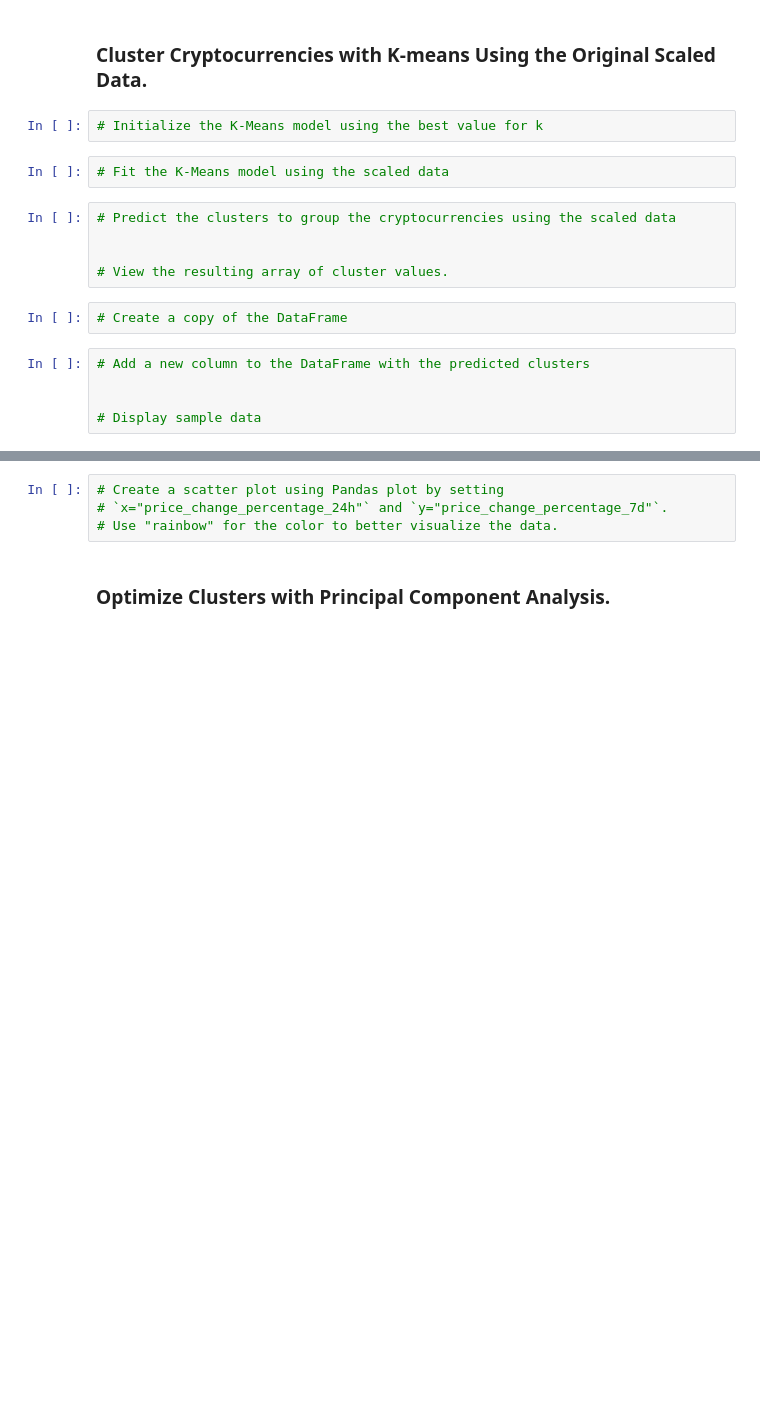
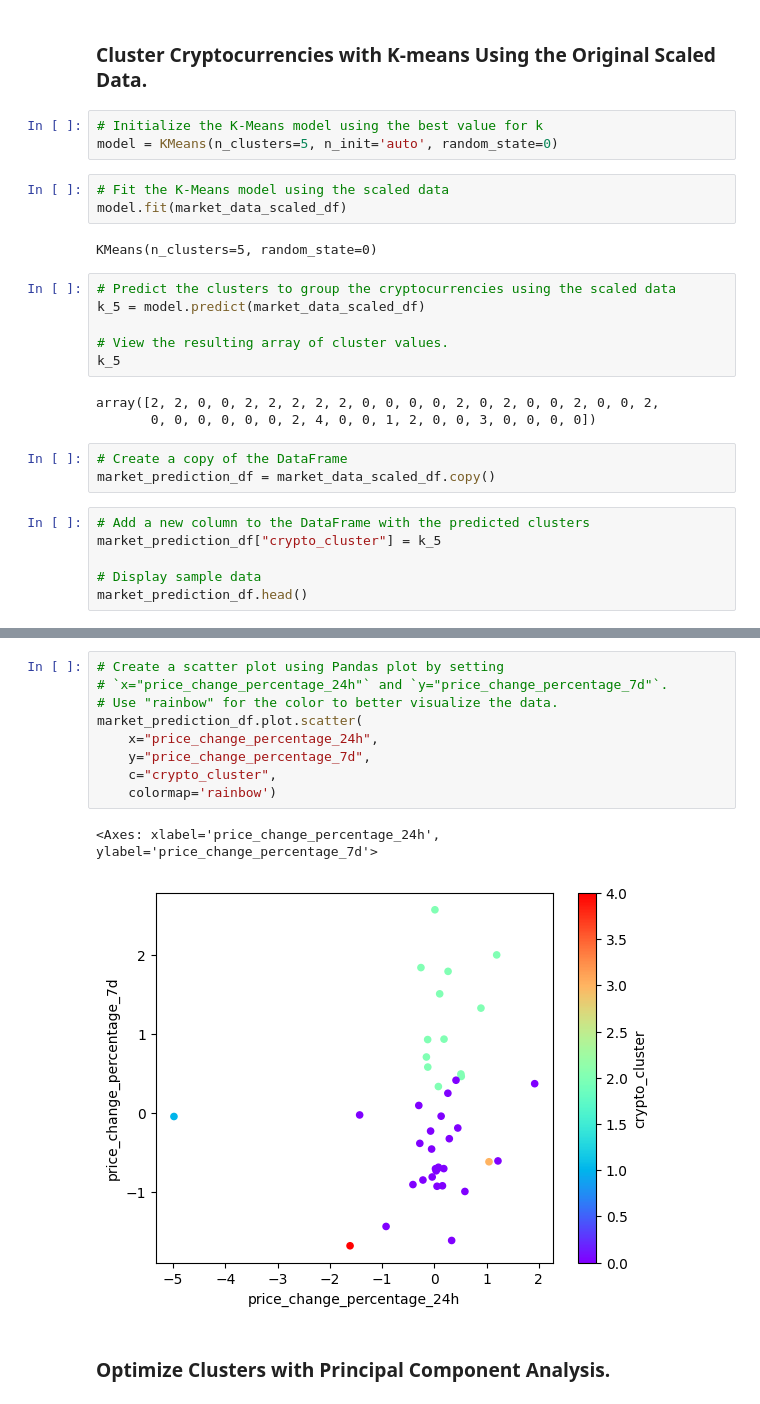
Before and after one commit to LardexTheLarge/crypto_clustering_challenge, a Jupyter notebook: Crypto_Clustering.ipynb, the cells around one changed output, grey strips where cells are left out. Cells and saved outputs as stored; diff of their text form; blank space fills up the shorter version.

Commit message:
Completed cryptocurrencies clusters

```diff
--- a/Crypto_Clustering.ipynb
+++ b/Crypto_Clustering.ipynb
@@ -163,20 +163,30 @@ df_elbow.plot.line(
 ### Cluster Cryptocurrencies with K-means Using the Original Scaled Data.
 # %%
 # Initialize the K-Means model using the best value for k
+model = KMeans(n_clusters=5, n_init='auto', random_state=0)
 # %%
 # Fit the K-Means model using the scaled data
+model.fit(market_data_scaled_df)
+# %% [output]
+KMeans(n_clusters=5, random_state=0)
 # %%
 # Predict the clusters to group the cryptocurrencies using the scaled data
-
+k_5 = model.predict(market_data_scaled_df)
 
 # View the resulting array of cluster values.
+k_5
+# %% [output]
+array([2, 2, 0, 0, 2, 2, 2, 2, 2, 0, 0, 0, 0, 2, 0, 2, 0, 0, 2, 0, 0, 2,
+       0, 0, 0, 0, 0, 0, 2, 4, 0, 0, 1, 2, 0, 0, 3, 0, 0, 0, 0])
 # %%
 # Create a copy of the DataFrame
+market_prediction_df = market_data_scaled_df.copy()
 # %%
 # Add a new column to the DataFrame with the predicted clusters
-
+market_prediction_df["crypto_cluster"] = k_5
 
 # Display sample data
+market_prediction_df.head()
 # %% [output]
 |  | price_change_percentage_24h | price_change_percentage_7d | price_change_percentage_14d | price_change_percentage_30d | ... |
 | coin_id |  |  |  |  | ... |
@@ -188,7 +198,15 @@ df_elbow.plot.line(
 # %%
 # Create a scatter plot using Pandas plot by setting
 # `x="price_change_percentage_24h"` and `y="price_change_percentage_7d"`.
 # Use "rainbow" for the color to better visualize the data.
+market_prediction_df.plot.scatter(
+    x="price_change_percentage_24h",
+    y="price_change_percentage_7d",
+    c="crypto_cluster",
+    colormap='rainbow')
+# %% [output]
+<Axes: xlabel='price_change_percentage_24h', ylabel='price_change_percentage_7d'>
+[figure, added]
 # %% [markdown]
 ### Optimize Clusters with Principal Component Analysis.
 # %%
```
